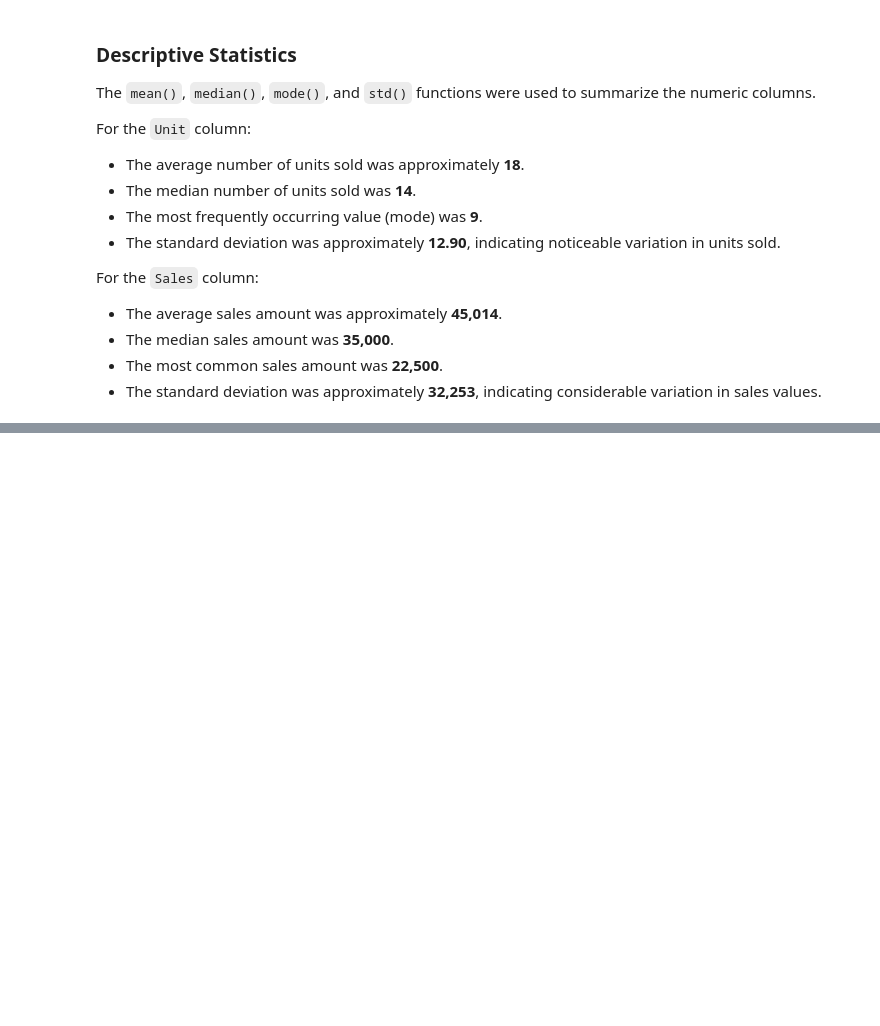
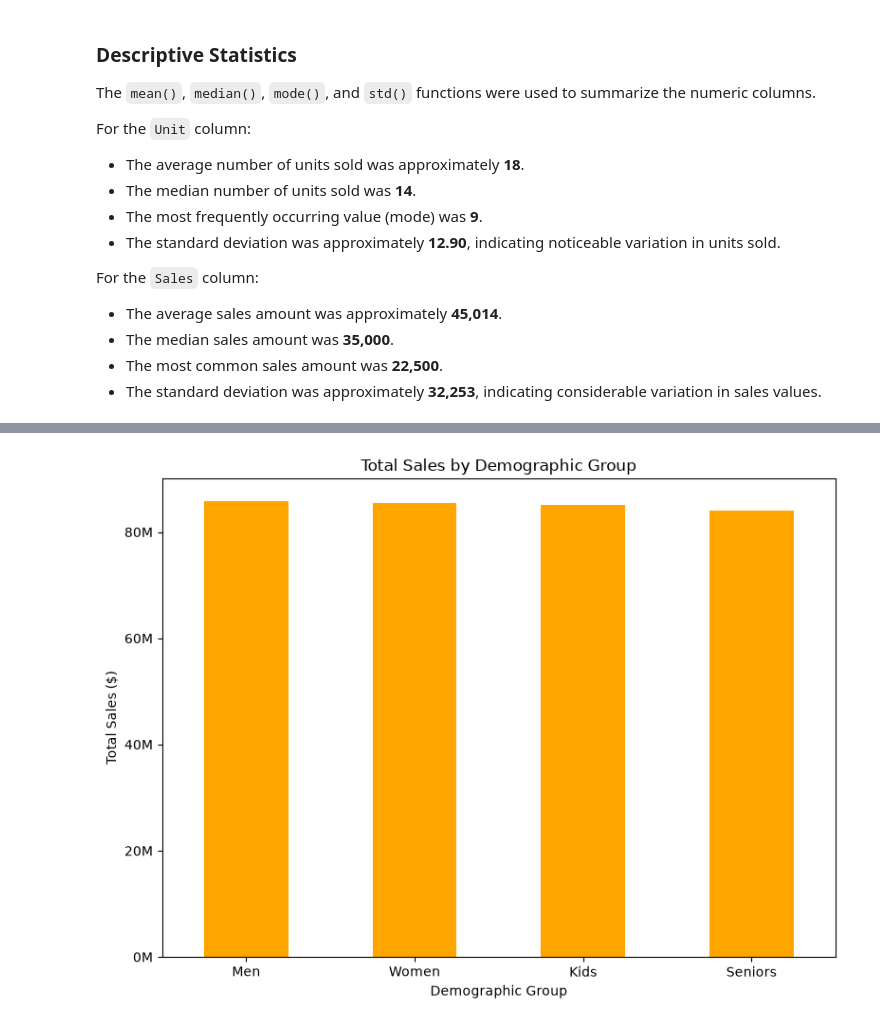
Before and after one commit to Juanb30/Python_Course_End_Projects, a Jupyter notebook: sales_analysis/notebooks/Sales_Analysis.ipynb, the cells around one changed output, grey strips where cells are left out. Saved outputs shown, nothing was run; the diff lists cells and outputs as text; code cells hidden in the pictures; blank space fills up the shorter version.

```diff
--- a/sales_analysis/notebooks/Sales_Analysis.ipynb
+++ b/sales_analysis/notebooks/Sales_Analysis.ipynb
@@ -330,0 +431,5 @@ AttributeError: 'SeriesGroupBy' object has no attribute 'cum'
+# %%
+group_sales = df.groupby("Group")["Sales"].sum()
+
+group_sales_sorted = group_sales.sort_values(ascending=False)
+group_sales_sorted
@@ -330,0 +700,20 @@ AttributeError: 'SeriesGroupBy' object has no attribute 'cum'
+# %%
+# Visualize total sales by demographic group
+
+plt.figure(figsize=(8, 6))
+
+group_sales_sorted.plot(kind="bar", color="orange")
+
+plt.title("Total Sales by Demographic Group")
+plt.xlabel("Demographic Group")
+plt.ylabel("Total Sales ($)")
+plt.xticks(rotation=0)
+
+plt.gca().yaxis.set_major_formatter(
+    FuncFormatter(lambda x, pos: f"{x/1_000_000:.0f}M")
+)
+
+plt.tight_layout()  # Adjust layout to prevent clipping of labels
+plt.show()
+# %% [output]
+[figure, added]
```
Also changed, not shown: parts of 53 cells of this notebook.
